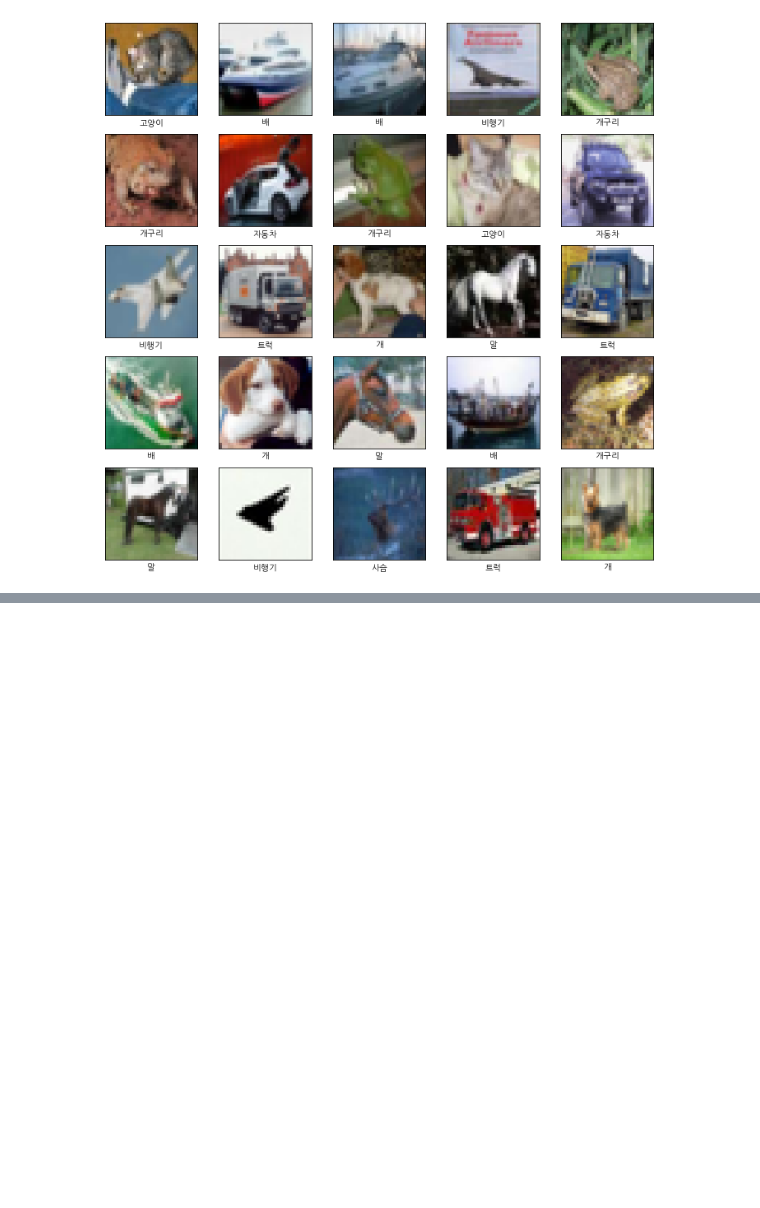
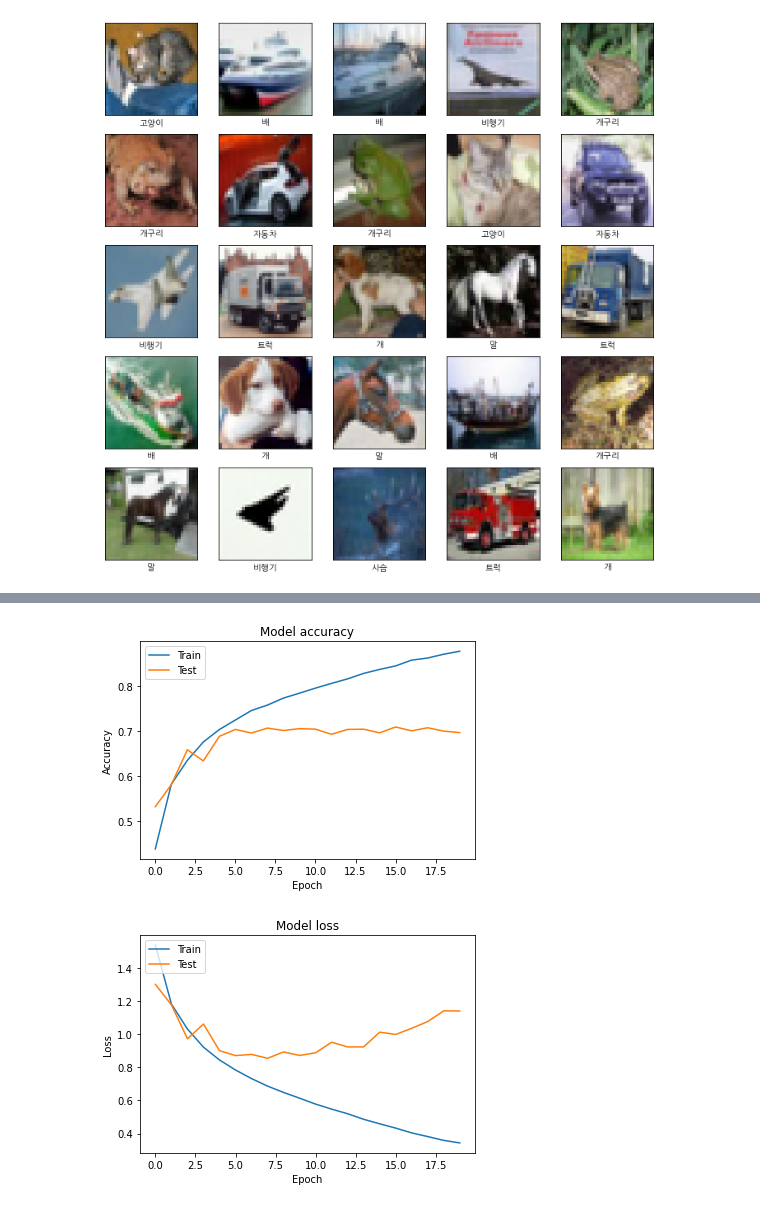
Before and after one commit to kotech1/computervision, a Jupyter notebook: 06_cnn1.ipynb, the cells around one changed output, grey strips where cells are left out. Cells and saved outputs as stored; diff of their text form; code cells hidden in the pictures; blank space fills up the shorter version.

```diff
--- a/06_cnn1.ipynb
+++ b/06_cnn1.ipynb
@@ -80,3 +80,16 @@ for i in range(25):
 plt.show()
 # %% [output]
 [figure]
+# %%
+model = keras.Sequential([
+    keras.layers.Conv2D(32, (3,3), activation='relu', input_shape=(32, 32, 3)),
+    keras.layers.MaxPooling2D((2,2)),
+    keras.layers.Conv2D(64, (3,3), activation='relu'),
+    keras.layers.MaxPooling2D((2,2)),
+    keras.layers.Conv2D(64, (3,3), activation='relu'),
+    keras.layers.Flatten(),
+    keras.layers.Dense(64, activation='relu'),
+    keras.layers.Dense(10, activation='softmax')
+])
+
+model.summary()
@@ -82,0 +114,6 @@ plt.show()
+# %%
+model.compile(optimizer='adam',
+              loss='categorical_crossentropy',
+              metrics=['accuracy']
+             )
+history = model.fit(x_train, y_train, epochs=20, validation_data=(x_test, y_test))
@@ -82,0 +138,21 @@ plt.show()
+# %%
+# 학습 정확성 값과 검증 정확성 값을 플롯팅 합니다.
+plt.plot(history.history['accuracy'])
+plt.plot(history.history['val_accuracy'])
+plt.title('Model accuracy')
+plt.ylabel('Accuracy')
+plt.xlabel('Epoch')
+plt.legend(['Train', 'Test'], loc='upper left')
+plt.show()
+
+# 학습 손실 값과 검증 손실 값을 플롯팅 합니다.
+plt.plot(history.history['loss'])
+plt.plot(history.history['val_loss'])
+plt.title('Model loss')
+plt.ylabel('Loss')
+plt.xlabel('Epoch')
+plt.legend(['Train', 'Test'], loc='upper left')
+plt.show()
+# %% [output]
+[figure, added]
+[figure, added]
```
Also changed, not shown: parts of 13 cells of this notebook.
